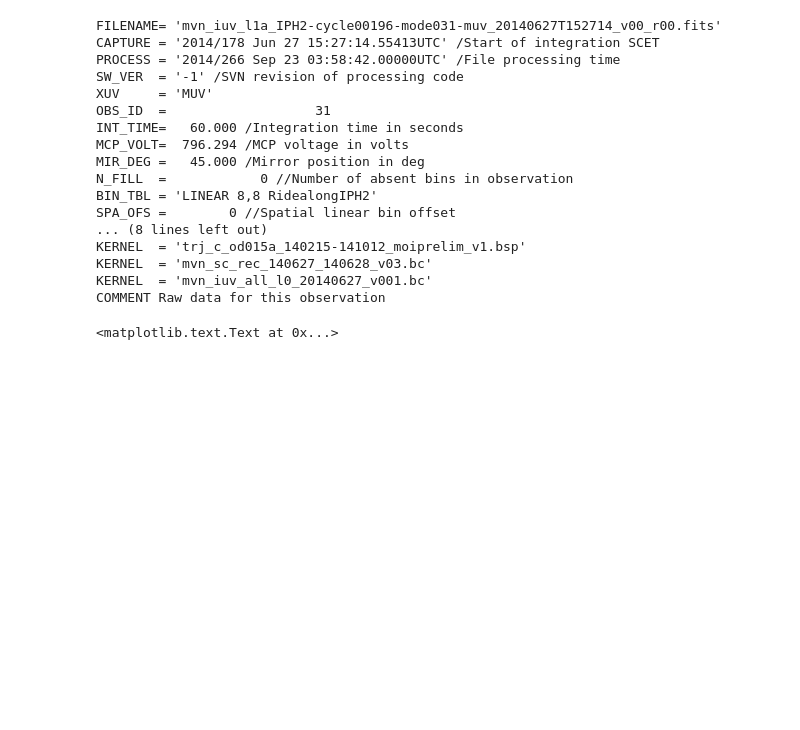
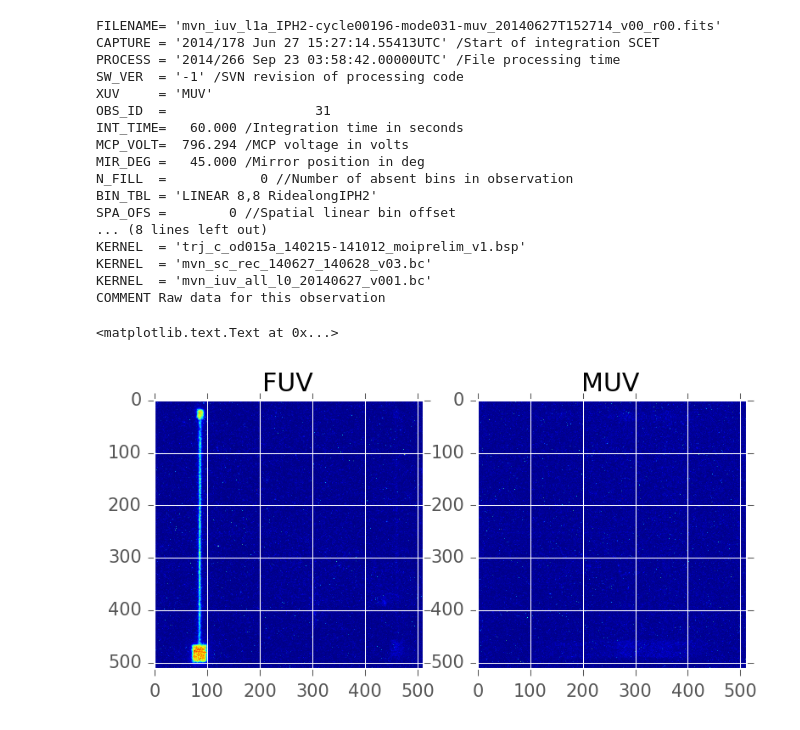
Before and after one commit to michaelaye/iuvs, a Jupyter notebook: notebooks/Available data stats.ipynb, the cells around one changed output. Cells and saved outputs as stored; diff of their text form; code cells hidden in the pictures; blank space fills up the shorter version.

```diff
--- a/notebooks/Available data stats.ipynb
+++ b/notebooks/Available data stats.ipynb
@@ -220,8 +213,9 @@ COMMENT Raw data for this observation
 # %%
-fig, axes = plt.subplots(ncols=2,figsize=(10,8))
+fig, axes = plt.subplots(ncols=2,figsize=(6,4))
 axes[0].imshow(get_img(doubles[0]))
 axes[0].set_title("FUV")
 axes[1].imshow(get_img(doubles[1]))
 axes[1].set_title("MUV")
 # %% [output]
 <matplotlib.text.Text at 0x...>
+[figure, added]
```
Also changed, not shown: parts of 8 cells of this notebook.
